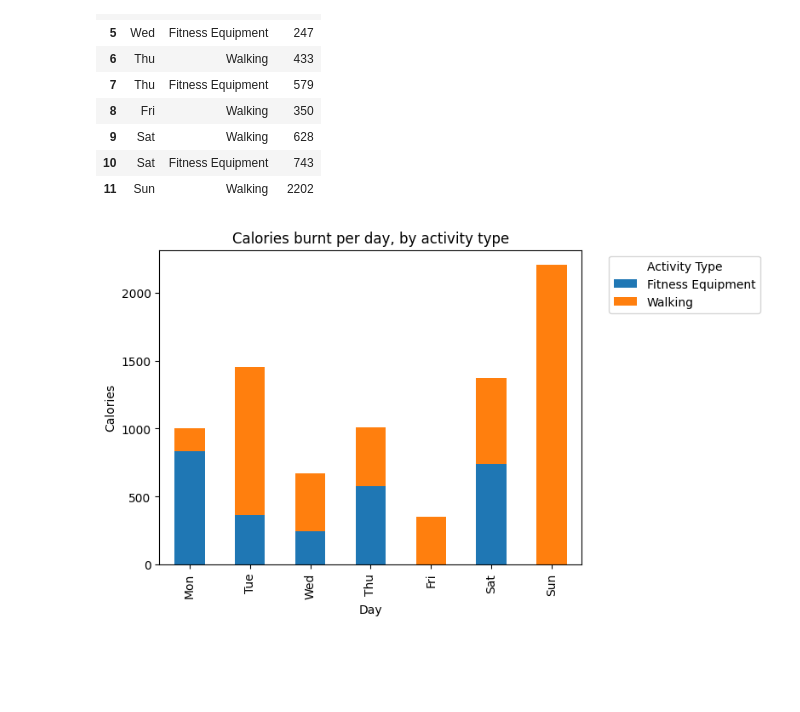
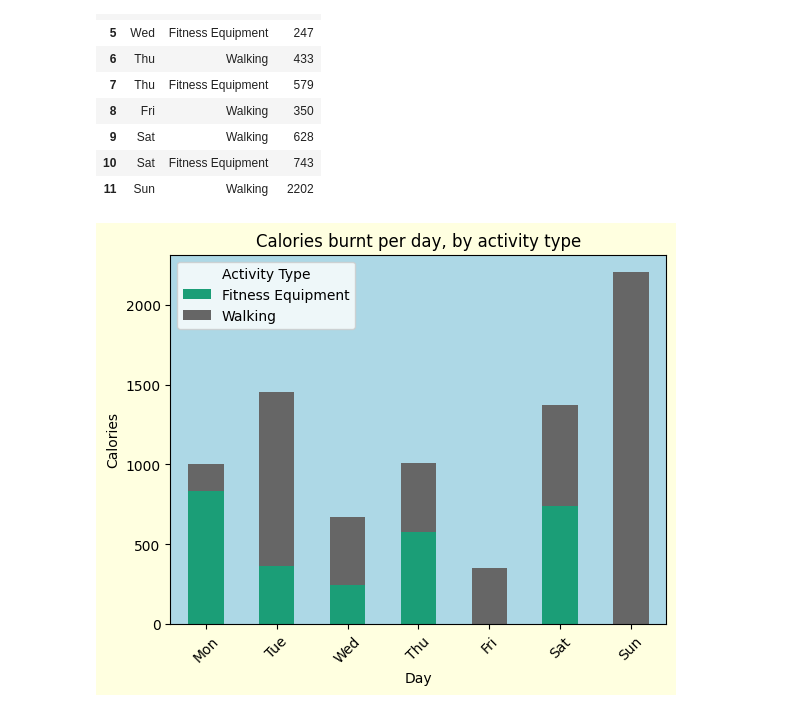
Before and after one commit to Jacob-CL/Biometrics, a Jupyter notebook: ActivityTypeCaloriesbyDay.ipynb, the cells around one changed output. Drawn from its saved outputs; the diff is of its cells as text; code cells hidden in the pictures; blank space fills up the shorter version.

```diff
--- a/ActivityTypeCaloriesbyDay.ipynb
+++ b/ActivityTypeCaloriesbyDay.ipynb
@@ -29,21 +26,34 @@ ActivityCals
 | 10 | Sat | Fitness Equipment | 743 |
 | 11 | Sun | Walking | 2202 |
 # %%
+# https://pandas.pydata.org/pandas-docs/version/0.23/generated/pandas.DataFrame.plot.html
 df = pd.DataFrame(ActivityCals)
 
 # Group the dataframe by the 'Day' and 'Activity Type' columns, then sum the values and unstack.
 grouped = df.groupby(['Day','Activity Type']).sum()['Value'].unstack()
 #print(grouped)
 
 # Reorder bars
 order = ['Mon','Tue','Wed','Thu','Fri','Sat', 'Sun']
 
-# Create a stacked bar chart from the grouped data
-ax = grouped.loc[order].plot(kind='bar', stacked=True)
+# Stacked bar chart
+ax = grouped.loc[order].plot(kind='bar', stacked=True, colormap='Dark2')
+
+# Set the background color of the entire figure
+fig = plt.gcf()
+fig.set_facecolor('lightyellow')
+# Set the color of the graph itself
+ax.set_facecolor('lightblue')
+
+# Label axis'
 plt.xlabel('Day')
 plt.ylabel('Calories')
 plt.title('Calories burnt per day, by activity type')
-plt.legend(title='Activity Type', bbox_to_anchor=(1.05, 1), loc='upper left')
+
+# Customize x ticks
+plt.xticks(rotation=45)
+
+# Show me the dam thing
 plt.show()
 # %% [output]
-[figure, old version]
+[figure, new version]
```
Also changed, not shown: parts of 1 cell of this notebook.
